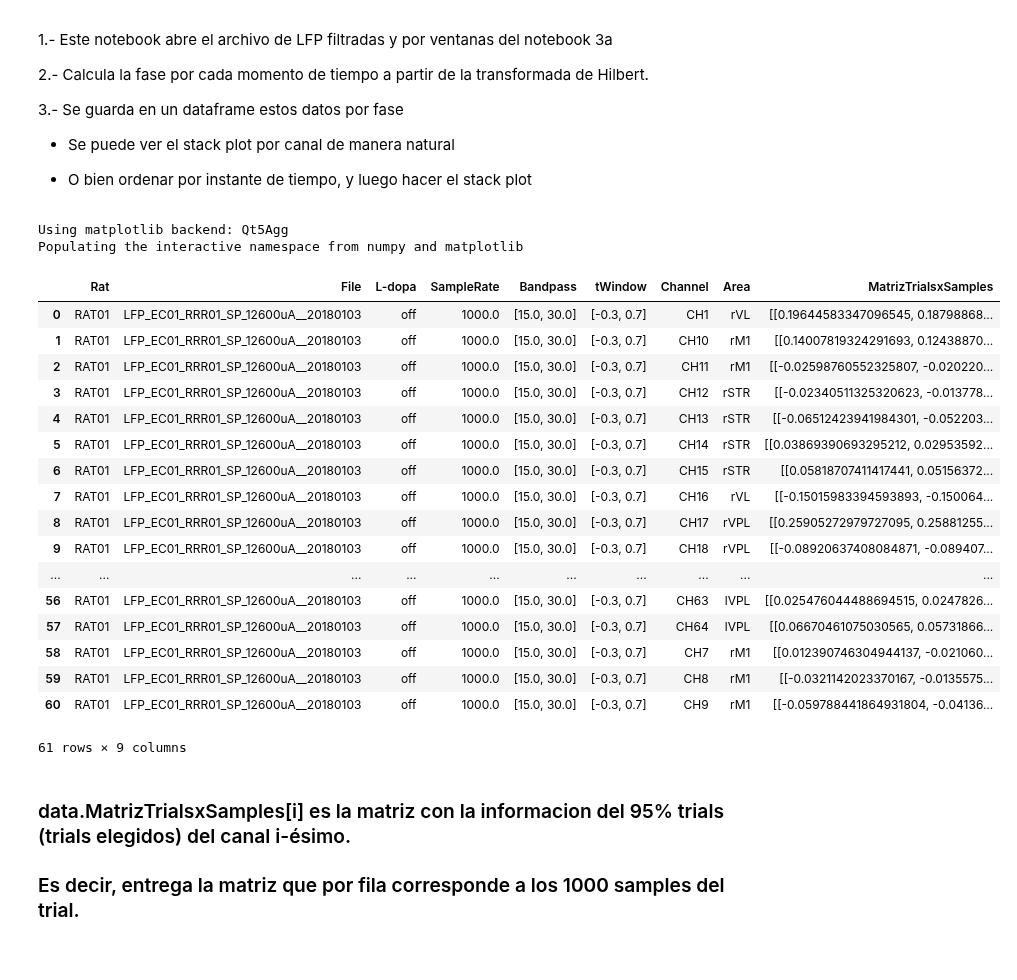
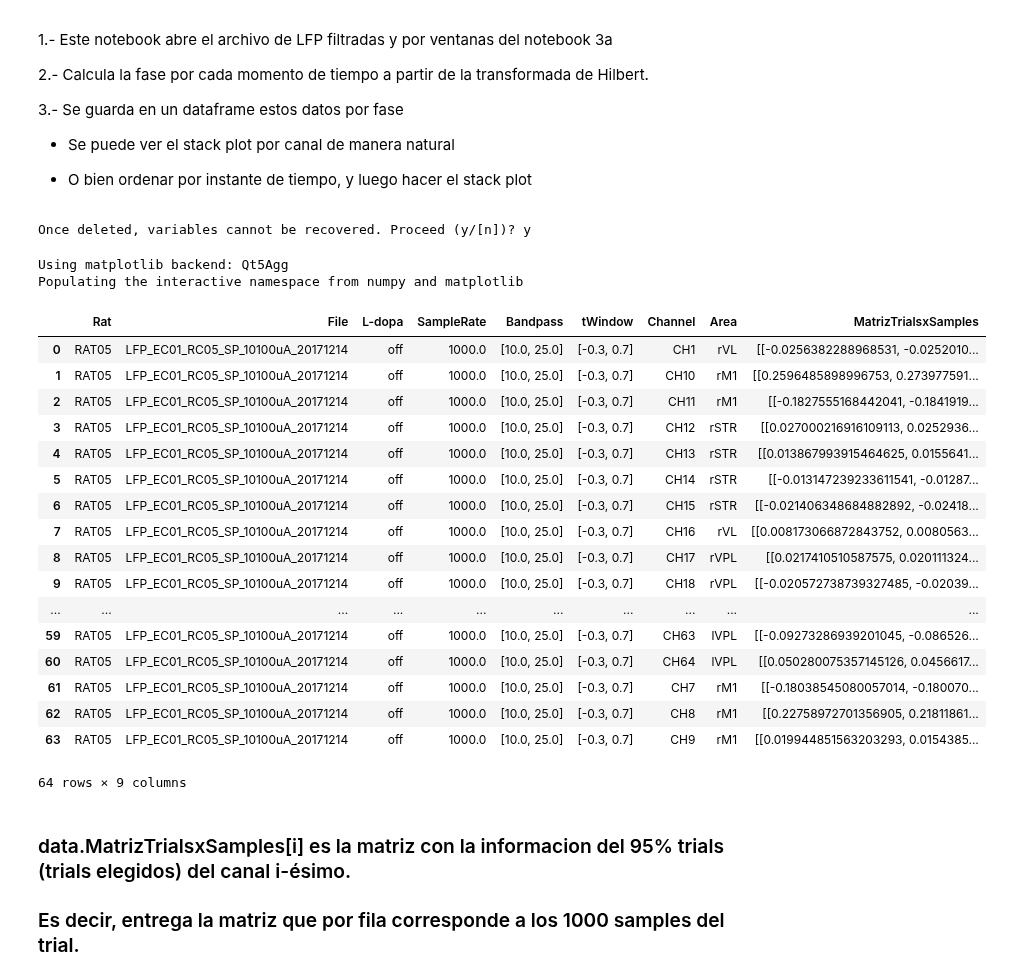
Before and after one commit to sergehijo/codigosPaper, a Jupyter notebook: 04a_PlotStackedPhases_16Mar.ipynb, the cells around one changed output. Cells and saved outputs as stored; diff of their text form; code cells hidden in the pictures.

```diff
--- a/04a_PlotStackedPhases_16Mar.ipynb
+++ b/04a_PlotStackedPhases_16Mar.ipynb
@@ -10,6 +10,10 @@
 * Se puede ver el stack plot por canal de manera natural
 
 * O bien ordenar por instante de tiempo, y luego hacer el stack plot
+# %%
+reset
+# %% [output]
+Once deleted, variables cannot be recovered. Proceed (y/[n])? y
 # %%
 %pylab
 import pickle
@@ -24,56 +28,55 @@ Populating the interactive namespace from numpy and matplotlib
 # %%
 ##############Cambios Sergio###########
 
 #RAT01
 #ruta ='/home/sergio/Documentos/MemoriaPractII/DatosCaro/RR01/EC01_RRR01_SP_12600uA__2018-01-03_13-09-47/'
 #RAT02
 #ruta ='/home/sergio/Documentos/MemoriaPractII/DatosCaro/RAT02/RAT02_SP_7__2017-01-11_18-46-49/'
 
 #RAT03
 #ruta ='/home/sergio/Documentos/MemoriaPractII/DatosCaro/RRR03/EC01_RRR03_SP_3500uA_2017-12-15_11-45-36/'
 
 #RAT05
 #ruta ='/home/sergio/Documentos/MemoriaPractII/DatosCaro/RC05/EC01_RC05_SP_10100uA_2017-12-14_17-00-09/'
 
 ## En computador registro 2
 #RAT01
-ruta = '/home/controlmotor/SERGIO/DatosCaro/RR01/EC01_RRR01_SP_12600uA__2018-01-03_13-09-47/'
-fname='LFP_EC01_RRR01_SP_12600uA__20180103'
+#ruta = '/home/controlmotor/SERGIO/DatosCaro/RR01/EC01_RRR01_SP_12600uA__2018-01-03_13-09-47/'
+#fname='LFP_EC01_RRR01_SP_12600uA__20180103'
 #RAT02
 #ruta ='/home/controlmotor/SERGIO/DatosCaro/RAT02/RAT02_SP_7__2017-01-11_18-46-49/'
 #fname='LFP_RAT02_SP_7__20170111_184649'
 #RAT03
 #ruta ='/home/controlmotor/SERGIO/DatosCaro/RRR03/EC01_RRR03_SP_3500uA_2017-12-15_11-45-36/'
 #fname='LFP_EC01_RRR03_SP_3500uA_20171215'
 #RAT05
-#ruta ='/home/controlmotor/SERGIO/DatosCaro/RC05/EC01_RC05_SP_10100uA_2017-12-14_17-00-09/'
-#fname='LFP_EC01_RC05_SP_10100uA_20171214'
+ruta ='/home/controlmotor/SERGIO/DatosCaro/RC05/EC01_RC05_SP_10100uA_2017-12-14_17-00-09/'
+fname='LFP_EC01_RC05_SP_10100uA_20171214'
 
-#newName = 'LFP_Trials_95_Percent_'
-#newName = 'LFP_Trials_95_Percent_BandPass_5_20Hz_'
-newName = 'LFP_Trials_95_Percent_BandPass_15_30Hz_'
-#newName = 'LFP_Trials_95_Percent_BandPass_15_30Hz_'
+newName = 'LFP_Trials_95_Percent_BandPass_10_25Hz_'
+#newName= 'Shuffle_LFP_Trials_95_Percent_BandPass_10_25Hz_'
 data = pickle.load(open(ruta+newName+fname[4:]+'.pickle', "rb" ) )
+#dataShuffle = pickle.load(open(ruta+newNameShuffle+fname[4:]+'.pickle', "rb" ) )
 data
 # %% [output]
 |  | Rat | File | L-dopa | SampleRate | Bandpass | tWindow | Channel | Area | MatrizTrialsxSamples |
-| 0 | RAT01 | LFP_EC01_RRR01_SP_12600uA__20180103 | off | 1000.0 | [15.0, 30.0] | [-0.3, 0.7] | CH1 | rVL | [[0.19644583347096545, 0.18798868... |
-| 1 | RAT01 | LFP_EC01_RRR01_SP_12600uA__20180103 | off | 1000.0 | [15.0, 30.0] | [-0.3, 0.7] | CH10 | rM1 | [[0.14007819324291693, 0.12438870... |
-| 2 | RAT01 | LFP_EC01_RRR01_SP_12600uA__20180103 | off | 1000.0 | [15.0, 30.0] | [-0.3, 0.7] | CH11 | rM1 | [[-0.02598760552325807, -0.020220... |
-| 3 | RAT01 | LFP_EC01_RRR01_SP_12600uA__20180103 | off | 1000.0 | [15.0, 30.0] | [-0.3, 0.7] | CH12 | rSTR | [[-0.02340511325320623, -0.013778... |
-| 4 | RAT01 | LFP_EC01_RRR01_SP_12600uA__20180103 | off | 1000.0 | [15.0, 30.0] | [-0.3, 0.7] | CH13 | rSTR | [[-0.06512423941984301, -0.052203... |
-| 5 | RAT01 | LFP_EC01_RRR01_SP_12600uA__20180103 | off | 1000.0 | [15.0, 30.0] | [-0.3, 0.7] | CH14 | rSTR | [[0.03869390693295212, 0.02953592... |
-| 6 | RAT01 | LFP_EC01_RRR01_SP_12600uA__20180103 | off | 1000.0 | [15.0, 30.0] | [-0.3, 0.7] | CH15 | rSTR | [[0.05818707411417441, 0.05156372... |
-| 7 | RAT01 | LFP_EC01_RRR01_SP_12600uA__20180103 | off | 1000.0 | [15.0, 30.0] | [-0.3, 0.7] | CH16 | rVL | [[-0.15015983394593893, -0.150064... |
-| 8 | RAT01 | LFP_EC01_RRR01_SP_12600uA__20180103 | off | 1000.0 | [15.0, 30.0] | [-0.3, 0.7] | CH17 | rVPL | [[0.25905272979727095, 0.25881255... |
-| 9 | RAT01 | LFP_EC01_RRR01_SP_12600uA__20180103 | off | 1000.0 | [15.0, 30.0] | [-0.3, 0.7] | CH18 | rVPL | [[-0.08920637408084871, -0.089407... |
+| 0 | RAT05 | LFP_EC01_RC05_SP_10100uA_20171214 | off | 1000.0 | [10.0, 25.0] | [-0.3, 0.7] | CH1 | rVL | [[-0.0256382288968531, -0.0252010... |
+| 1 | RAT05 | LFP_EC01_RC05_SP_10100uA_20171214 | off | 1000.0 | [10.0, 25.0] | [-0.3, 0.7] | CH10 | rM1 | [[0.2596485898996753, 0.273977591... |
+| 2 | RAT05 | LFP_EC01_RC05_SP_10100uA_20171214 | off | 1000.0 | [10.0, 25.0] | [-0.3, 0.7] | CH11 | rM1 | [[-0.1827555168442041, -0.1841919... |
+| 3 | RAT05 | LFP_EC01_RC05_SP_10100uA_20171214 | off | 1000.0 | [10.0, 25.0] | [-0.3, 0.7] | CH12 | rSTR | [[0.027000216916109113, 0.0252936... |
+| 4 | RAT05 | LFP_EC01_RC05_SP_10100uA_20171214 | off | 1000.0 | [10.0, 25.0] | [-0.3, 0.7] | CH13 | rSTR | [[0.013867993915464625, 0.0155641... |
+| 5 | RAT05 | LFP_EC01_RC05_SP_10100uA_20171214 | off | 1000.0 | [10.0, 25.0] | [-0.3, 0.7] | CH14 | rSTR | [[-0.013147239233611541, -0.01287... |
+| 6 | RAT05 | LFP_EC01_RC05_SP_10100uA_20171214 | off | 1000.0 | [10.0, 25.0] | [-0.3, 0.7] | CH15 | rSTR | [[-0.021406348684882892, -0.02418... |
+| 7 | RAT05 | LFP_EC01_RC05_SP_10100uA_20171214 | off | 1000.0 | [10.0, 25.0] | [-0.3, 0.7] | CH16 | rVL | [[0.008173066872843752, 0.0080563... |
+| 8 | RAT05 | LFP_EC01_RC05_SP_10100uA_20171214 | off | 1000.0 | [10.0, 25.0] | [-0.3, 0.7] | CH17 | rVPL | [[0.0217410510587575, 0.020111324... |
+| 9 | RAT05 | LFP_EC01_RC05_SP_10100uA_20171214 | off | 1000.0 | [10.0, 25.0] | [-0.3, 0.7] | CH18 | rVPL | [[-0.020572738739327485, -0.02039... |
 | ... | ... | ... | ... | ... | ... | ... | ... | ... | ... |
-| 56 | RAT01 | LFP_EC01_RRR01_SP_12600uA__20180103 | off | 1000.0 | [15.0, 30.0] | [-0.3, 0.7] | CH63 | lVPL | [[0.025476044488694515, 0.0247826... |
-| 57 | RAT01 | LFP_EC01_RRR01_SP_12600uA__20180103 | off | 1000.0 | [15.0, 30.0] | [-0.3, 0.7] | CH64 | lVPL | [[0.06670461075030565, 0.05731866... |
-| 58 | RAT01 | LFP_EC01_RRR01_SP_12600uA__20180103 | off | 1000.0 | [15.0, 30.0] | [-0.3, 0.7] | CH7 | rM1 | [[0.012390746304944137, -0.021060... |
-| 59 | RAT01 | LFP_EC01_RRR01_SP_12600uA__20180103 | off | 1000.0 | [15.0, 30.0] | [-0.3, 0.7] | CH8 | rM1 | [[-0.0321142023370167, -0.0135575... |
-| 60 | RAT01 | LFP_EC01_RRR01_SP_12600uA__20180103 | off | 1000.0 | [15.0, 30.0] | [-0.3, 0.7] | CH9 | rM1 | [[-0.059788441864931804, -0.04136... |
+| 59 | RAT05 | LFP_EC01_RC05_SP_10100uA_20171214 | off | 1000.0 | [10.0, 25.0] | [-0.3, 0.7] | CH63 | lVPL | [[-0.09273286939201045, -0.086526... |
+| 60 | RAT05 | LFP_EC01_RC05_SP_10100uA_20171214 | off | 1000.0 | [10.0, 25.0] | [-0.3, 0.7] | CH64 | lVPL | [[0.050280075357145126, 0.0456617... |
+| 61 | RAT05 | LFP_EC01_RC05_SP_10100uA_20171214 | off | 1000.0 | [10.0, 25.0] | [-0.3, 0.7] | CH7 | rM1 | [[-0.18038545080057014, -0.180070... |
+| 62 | RAT05 | LFP_EC01_RC05_SP_10100uA_20171214 | off | 1000.0 | [10.0, 25.0] | [-0.3, 0.7] | CH8 | rM1 | [[0.22758972701356905, 0.21811861... |
+| 63 | RAT05 | LFP_EC01_RC05_SP_10100uA_20171214 | off | 1000.0 | [10.0, 25.0] | [-0.3, 0.7] | CH9 | rM1 | [[0.019944851563203293, 0.0154385... |
-61 rows × 9 columns
+64 rows × 9 columns
 # %% [markdown]
 ### data.MatrizTrialsxSamples[i] es la matriz con la informacion del 95% trials (trials elegidos) del canal i-ésimo.
 ### Es decir, entrega la matriz que por fila corresponde a los 1000 samples del trial.
```
Also changed, not shown: parts of 38 cells of this notebook, 2 other files.
